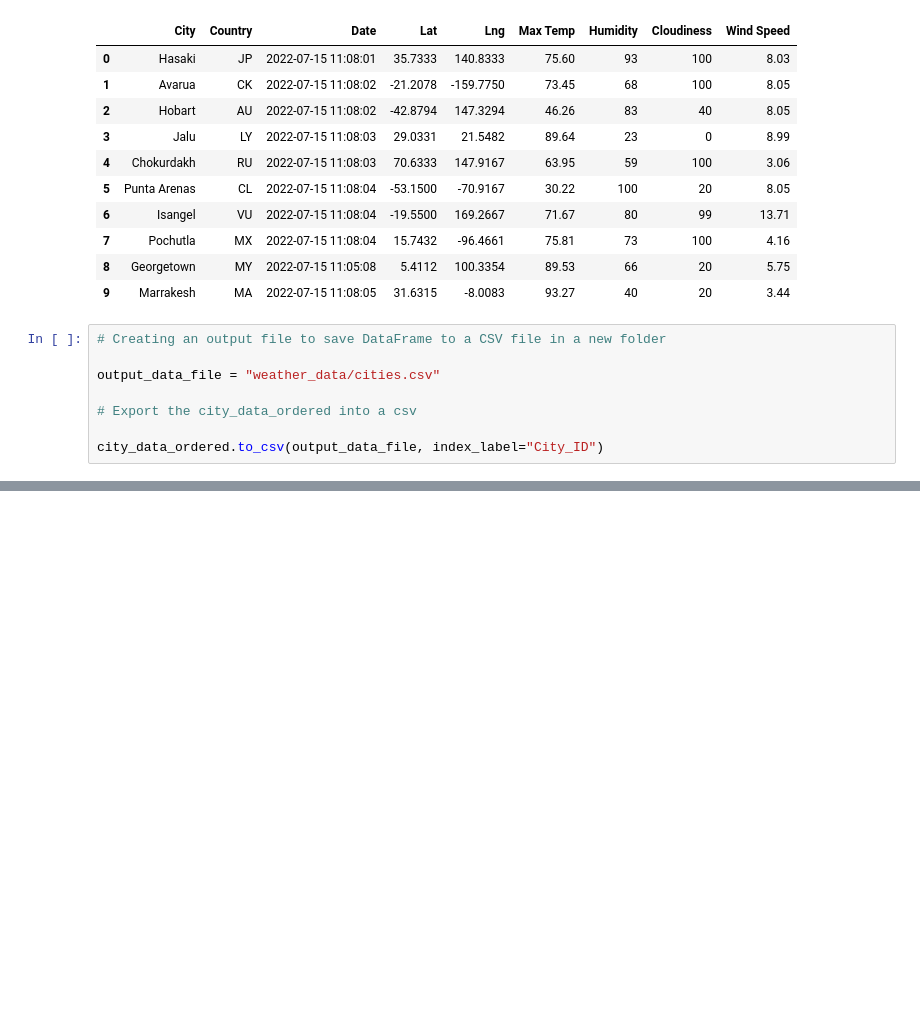
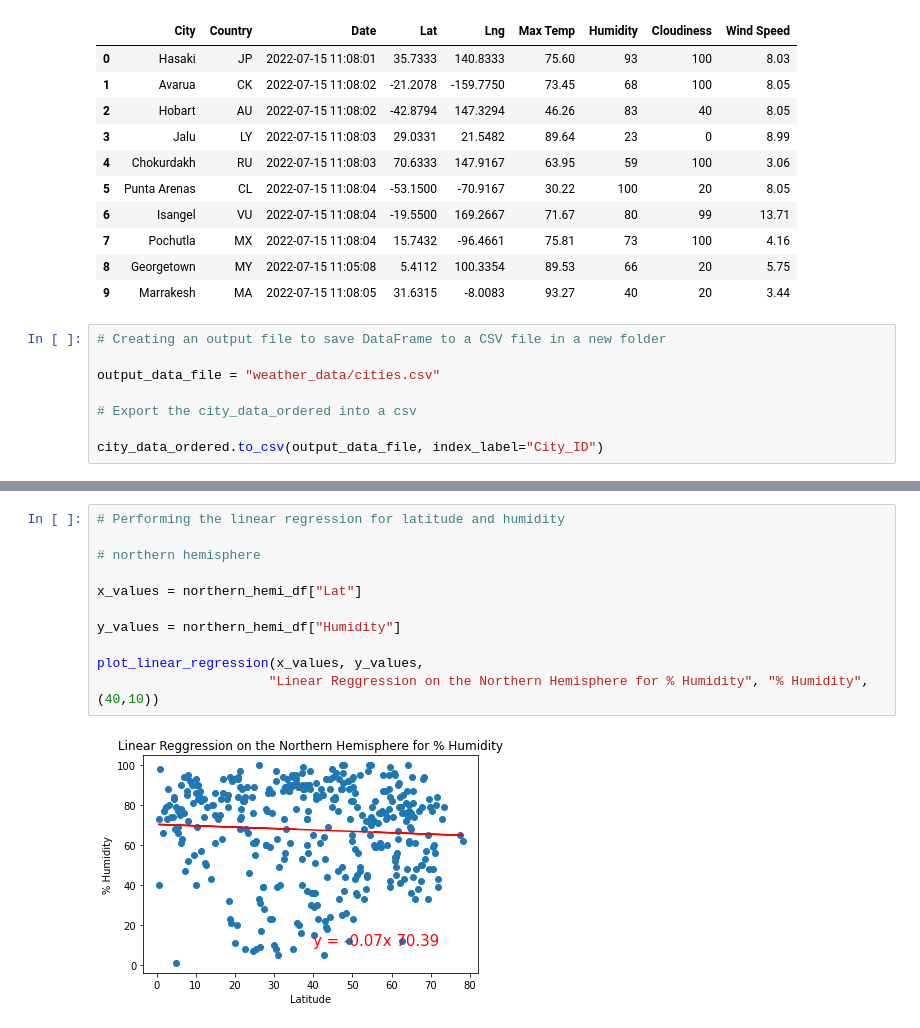
Before and after one commit to jwcomp4/World_Weather_Analysis, a Jupyter notebook: WeatherPy.ipynb, the cells around one changed output, grey strips where cells are left out. Drawn from its saved outputs; the diff is of its cells as text; blank space fills up the shorter version.

```diff
--- a/WeatherPy.ipynb
+++ b/WeatherPy.ipynb
@@ -450,0 +622,13 @@ plt.show()
+# %%
+# Performing the linear regression for latitude and humidity
+
+# northern hemisphere
+
+x_values = northern_hemi_df["Lat"]
+
+y_values = northern_hemi_df["Humidity"]
+
+plot_linear_regression(x_values, y_values,
+                      "Linear Reggression on the Northern Hemisphere for % Humidity", "% Humidity", (40,10))
+# %% [output]
+[figure, added]
```
Also changed, not shown: parts of 29 cells of this notebook.
